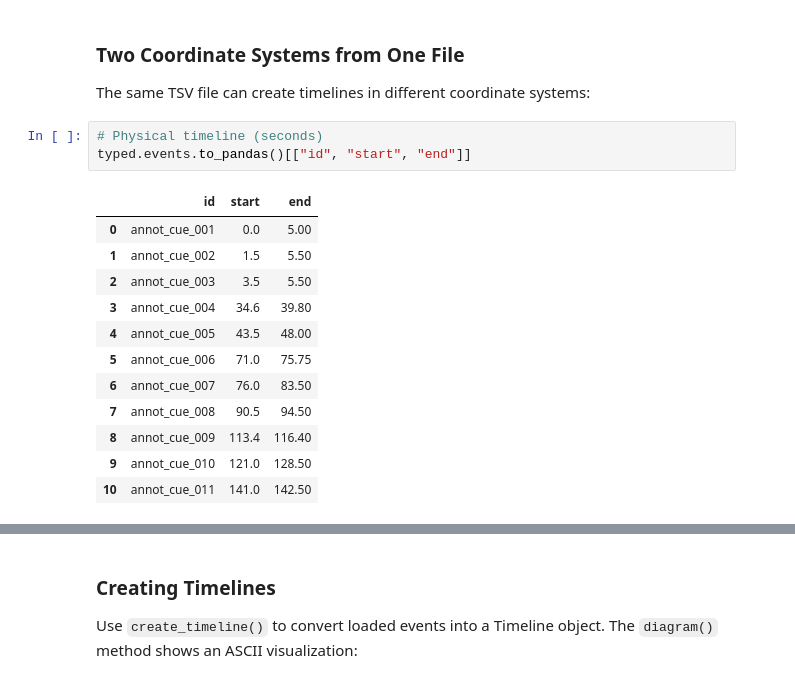
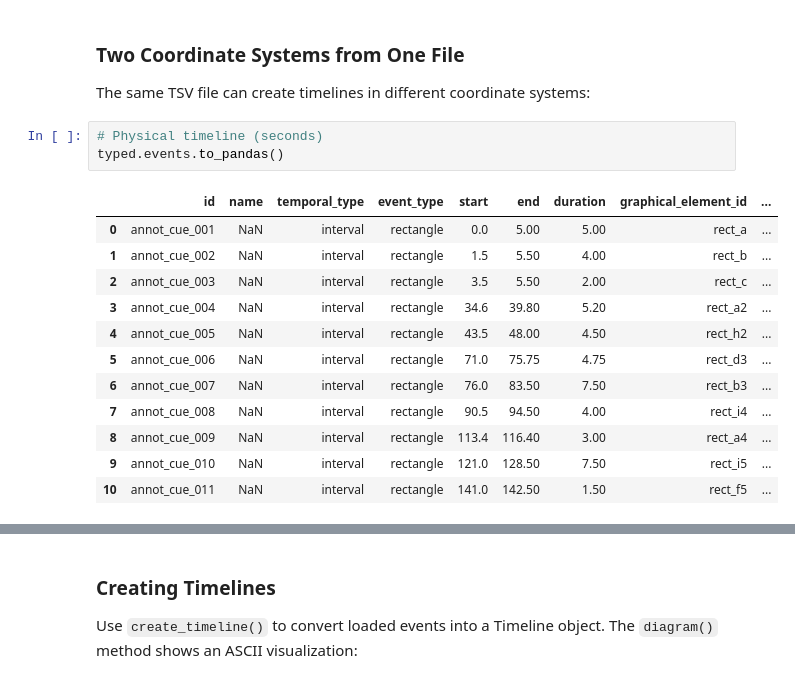
Before and after one commit to TimeToAlign/timetoalign, a Jupyter notebook: docs/notebooks/02a_tabular_loaders.ipynb, the cells around one changed output, grey strips where cells are left out. Drawn from its saved outputs; the diff is of its cells as text.

```diff
--- a/docs/notebooks/02a_tabular_loaders.ipynb
+++ b/docs/notebooks/02a_tabular_loaders.ipynb
@@ -261,17 +263,17 @@ graphical.load(THORESEN / "thoresen_test.tsv")
 The same TSV file can create timelines in different coordinate systems:
 # %%
 # Physical timeline (seconds)
-typed.events.to_pandas()[["id", "start", "end"]]
+typed.events.to_pandas()
 # %% [output]
-|  | id | start | end |
-| 0 | annot_cue_001 | 0.0 | 5.00 |
-| 1 | annot_cue_002 | 1.5 | 5.50 |
-| 2 | annot_cue_003 | 3.5 | 5.50 |
-| 3 | annot_cue_004 | 34.6 | 39.80 |
-| 4 | annot_cue_005 | 43.5 | 48.00 |
-| 5 | annot_cue_006 | 71.0 | 75.75 |
-| 6 | annot_cue_007 | 76.0 | 83.50 |
-| 7 | annot_cue_008 | 90.5 | 94.50 |
-| 8 | annot_cue_009 | 113.4 | 116.40 |
-| 9 | annot_cue_010 | 121.0 | 128.50 |
-| 10 | annot_cue_011 | 141.0 | 142.50 |
+|  | id | name | temporal_type | event_type | start | end | duration | graphical_element_id | ... |
+| 0 | annot_cue_001 | NaN | interval | rectangle | 0.0 | 5.00 | 5.00 | rect_a | ... |
+| 1 | annot_cue_002 | NaN | interval | rectangle | 1.5 | 5.50 | 4.00 | rect_b | ... |
+| 2 | annot_cue_003 | NaN | interval | rectangle | 3.5 | 5.50 | 2.00 | rect_c | ... |
+| 3 | annot_cue_004 | NaN | interval | rectangle | 34.6 | 39.80 | 5.20 | rect_a2 | ... |
+| 4 | annot_cue_005 | NaN | interval | rectangle | 43.5 | 48.00 | 4.50 | rect_h2 | ... |
+| 5 | annot_cue_006 | NaN | interval | rectangle | 71.0 | 75.75 | 4.75 | rect_d3 | ... |
+| 6 | annot_cue_007 | NaN | interval | rectangle | 76.0 | 83.50 | 7.50 | rect_b3 | ... |
+| 7 | annot_cue_008 | NaN | interval | rectangle | 90.5 | 94.50 | 4.00 | rect_i4 | ... |
+| 8 | annot_cue_009 | NaN | interval | rectangle | 113.4 | 116.40 | 3.00 | rect_a4 | ... |
+| 9 | annot_cue_010 | NaN | interval | rectangle | 121.0 | 128.50 | 7.50 | rect_i5 | ... |
+| 10 | annot_cue_011 | NaN | interval | rectangle | 141.0 | 142.50 | 1.50 | rect_f5 | ... |
```
Also changed, not shown: parts of 9 cells of this notebook, 5 other files.
